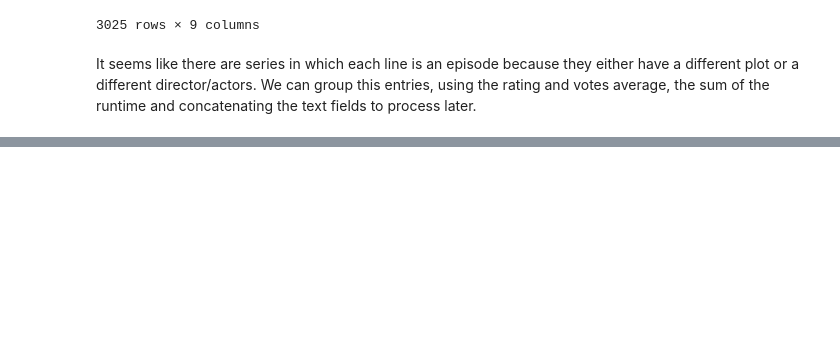
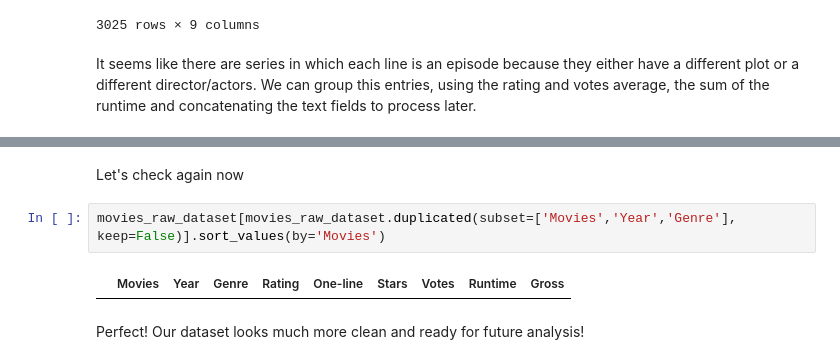
Before and after one commit to hugotorres22/data-analysis, a Jupyter notebook: IMDB-Scraping/imdb_scraping_data_analysis.ipynb, the cells around one changed output, grey strips where cells are left out. Cells and saved outputs as stored; diff of their text form; blank space fills up the shorter version.

```diff
--- a/IMDB-Scraping/imdb_scraping_data_analysis.ipynb
+++ b/IMDB-Scraping/imdb_scraping_data_analysis.ipynb
@@ -161,0 +205,8 @@ Let's start with the correcting the case of our column names in order to make it
+# %% [markdown]
+Let's check again now
+# %%
+movies_raw_dataset[movies_raw_dataset.duplicated(subset=['Movies','Year','Genre'], keep=False)].sort_values(by='Movies')
+# %% [output]
+|  | Movies | Year | Genre | Rating | One-line | Stars | Votes | Runtime | Gross |
+# %% [markdown]
+Perfect! Our dataset looks much more clean and ready for future analysis!
```
Also changed, not shown: parts of 18 cells of this notebook.
